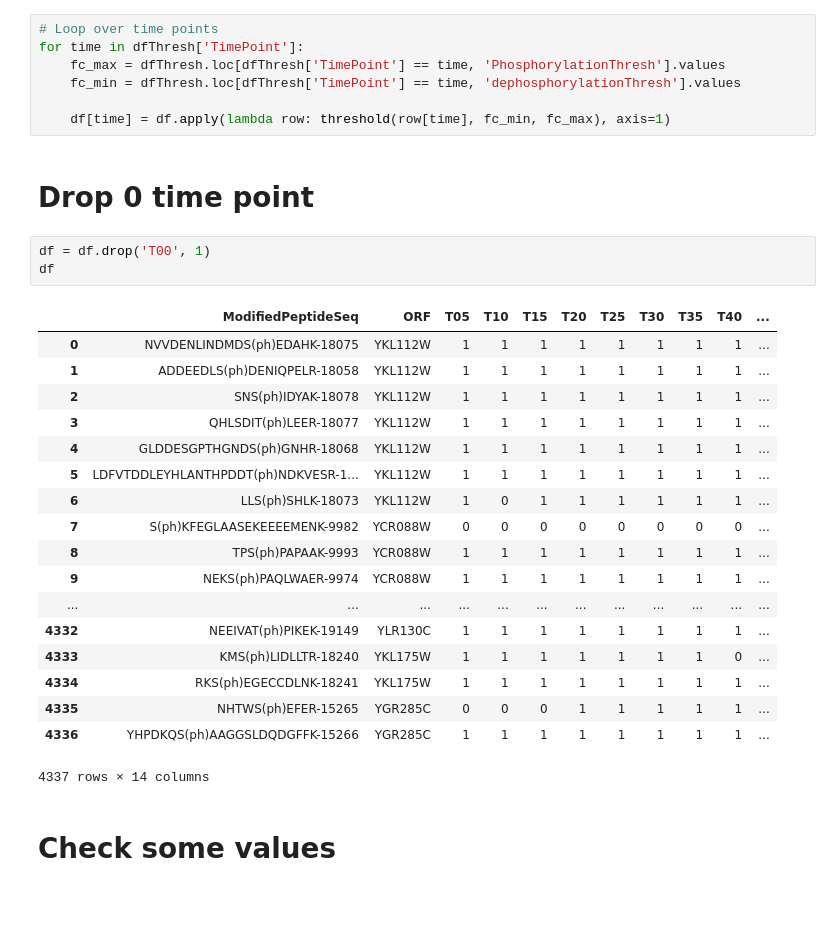
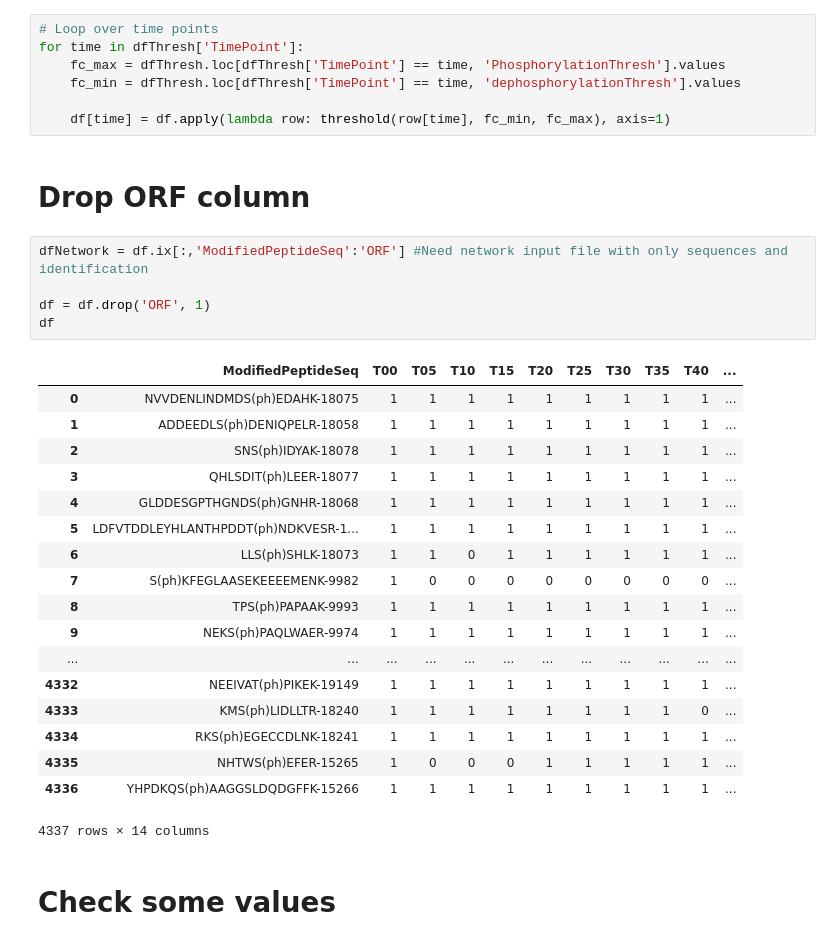
Before and after one commit to gitter-lab/osmotic-stress, a Jupyter notebook: Notebooks/Thresholds.ipynb, the cells around one changed output. Cells and saved outputs as stored; diff of their text form; blank space fills up the shorter version.

Commit message:
Updated notebook file and additional input files for TPS.

```diff
--- a/Notebooks/Thresholds.ipynb
+++ b/Notebooks/Thresholds.ipynb
@@ -107,30 +131,32 @@ for time in dfThresh['TimePoint']:
     fc_min = dfThresh.loc[dfThresh['TimePoint'] == time, 'dephosphorylationThresh'].values
 
     df[time] = df.apply(lambda row: threshold(row[time], fc_min, fc_max), axis=1)
-# %% [markdown]
-# Drop 0 time point
-# %%
-df = df.drop('T00', 1)
-df
-# %% [output]
-|  | ModifiedPeptideSeq | ORF | T05 | T10 | T15 | T20 | T25 | T30 | T35 | T40 | ... |
-| 0 | NVVDENLINDMDS(ph)EDAHK-18075 | YKL112W | 1 | 1 | 1 | 1 | 1 | 1 | 1 | 1 | ... |
-| 1 | ADDEEDLS(ph)DENIQPELR-18058 | YKL112W | 1 | 1 | 1 | 1 | 1 | 1 | 1 | 1 | ... |
-| 2 | SNS(ph)IDYAK-18078 | YKL112W | 1 | 1 | 1 | 1 | 1 | 1 | 1 | 1 | ... |
-| 3 | QHLSDIT(ph)LEER-18077 | YKL112W | 1 | 1 | 1 | 1 | 1 | 1 | 1 | 1 | ... |
-| 4 | GLDDESGPTHGNDS(ph)GNHR-18068 | YKL112W | 1 | 1 | 1 | 1 | 1 | 1 | 1 | 1 | ... |
-| 5 | LDFVTDDLEYHLANTHPDDT(ph)NDKVESR-1... | YKL112W | 1 | 1 | 1 | 1 | 1 | 1 | 1 | 1 | ... |
-| 6 | LLS(ph)SHLK-18073 | YKL112W | 1 | 0 | 1 | 1 | 1 | 1 | 1 | 1 | ... |
-| 7 | S(ph)KFEGLAASEKEEEEMENK-9982 | YCR088W | 0 | 0 | 0 | 0 | 0 | 0 | 0 | 0 | ... |
-| 8 | TPS(ph)PAPAAK-9993 | YCR088W | 1 | 1 | 1 | 1 | 1 | 1 | 1 | 1 | ... |
-| 9 | NEKS(ph)PAQLWAER-9974 | YCR088W | 1 | 1 | 1 | 1 | 1 | 1 | 1 | 1 | ... |
-| ... | ... | ... | ... | ... | ... | ... | ... | ... | ... | ... | ... |
-| 4332 | NEEIVAT(ph)PIKEK-19149 | YLR130C | 1 | 1 | 1 | 1 | 1 | 1 | 1 | 1 | ... |
-| 4333 | KMS(ph)LIDLLTR-18240 | YKL175W | 1 | 1 | 1 | 1 | 1 | 1 | 1 | 0 | ... |
-| 4334 | RKS(ph)EGECCDLNK-18241 | YKL175W | 1 | 1 | 1 | 1 | 1 | 1 | 1 | 1 | ... |
-| 4335 | NHTWS(ph)EFER-15265 | YGR285C | 0 | 0 | 0 | 1 | 1 | 1 | 1 | 1 | ... |
-| 4336 | YHPDKQS(ph)AAGGSLDQDGFFK-15266 | YGR285C | 1 | 1 | 1 | 1 | 1 | 1 | 1 | 1 | ... |
-4337 rows × 14 columns
+# %% [markdown]
+# Drop ORF column
+# %%
+dfNetwork = df.ix[:,'ModifiedPeptideSeq':'ORF'] #Need network input file with only sequences and identification
+
+df = df.drop('ORF', 1)
+df
+# %% [output]
+|  | ModifiedPeptideSeq | T00 | T05 | T10 | T15 | T20 | T25 | T30 | T35 | T40 | ... |
+| 0 | NVVDENLINDMDS(ph)EDAHK-18075 | 1 | 1 | 1 | 1 | 1 | 1 | 1 | 1 | 1 | ... |
+| 1 | ADDEEDLS(ph)DENIQPELR-18058 | 1 | 1 | 1 | 1 | 1 | 1 | 1 | 1 | 1 | ... |
+| 2 | SNS(ph)IDYAK-18078 | 1 | 1 | 1 | 1 | 1 | 1 | 1 | 1 | 1 | ... |
+| 3 | QHLSDIT(ph)LEER-18077 | 1 | 1 | 1 | 1 | 1 | 1 | 1 | 1 | 1 | ... |
+| 4 | GLDDESGPTHGNDS(ph)GNHR-18068 | 1 | 1 | 1 | 1 | 1 | 1 | 1 | 1 | 1 | ... |
+| 5 | LDFVTDDLEYHLANTHPDDT(ph)NDKVESR-1... | 1 | 1 | 1 | 1 | 1 | 1 | 1 | 1 | 1 | ... |
+| 6 | LLS(ph)SHLK-18073 | 1 | 1 | 0 | 1 | 1 | 1 | 1 | 1 | 1 | ... |
+| 7 | S(ph)KFEGLAASEKEEEEMENK-9982 | 1 | 0 | 0 | 0 | 0 | 0 | 0 | 0 | 0 | ... |
+| 8 | TPS(ph)PAPAAK-9993 | 1 | 1 | 1 | 1 | 1 | 1 | 1 | 1 | 1 | ... |
+| 9 | NEKS(ph)PAQLWAER-9974 | 1 | 1 | 1 | 1 | 1 | 1 | 1 | 1 | 1 | ... |
+| ... | ... | ... | ... | ... | ... | ... | ... | ... | ... | ... | ... |
+| 4332 | NEEIVAT(ph)PIKEK-19149 | 1 | 1 | 1 | 1 | 1 | 1 | 1 | 1 | 1 | ... |
+| 4333 | KMS(ph)LIDLLTR-18240 | 1 | 1 | 1 | 1 | 1 | 1 | 1 | 1 | 0 | ... |
+| 4334 | RKS(ph)EGECCDLNK-18241 | 1 | 1 | 1 | 1 | 1 | 1 | 1 | 1 | 1 | ... |
+| 4335 | NHTWS(ph)EFER-15265 | 1 | 0 | 0 | 0 | 1 | 1 | 1 | 1 | 1 | ... |
+| 4336 | YHPDKQS(ph)AAGGSLDQDGFFK-15266 | 1 | 1 | 1 | 1 | 1 | 1 | 1 | 1 | 1 | ... |
+4337 rows × 14 columns
 # %% [markdown]
 # Check some values
 # %%
```
Also changed, not shown: parts of 3 cells of this notebook, 4 other files.
